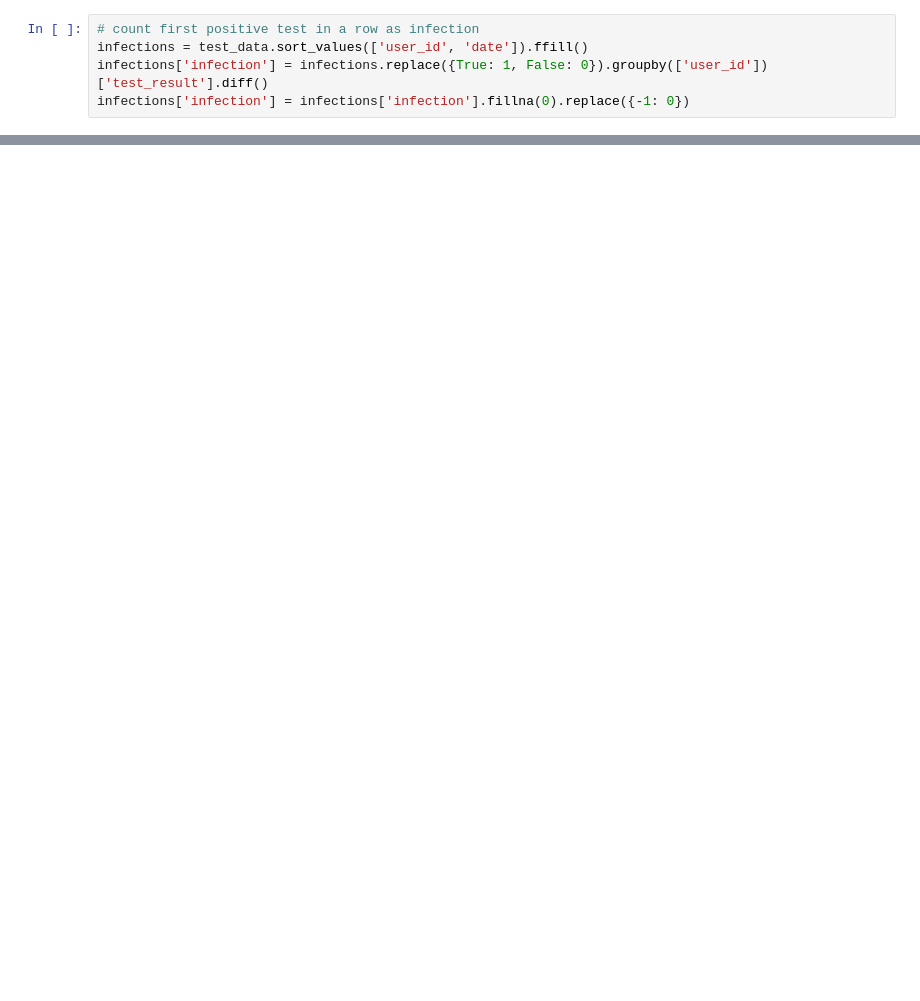
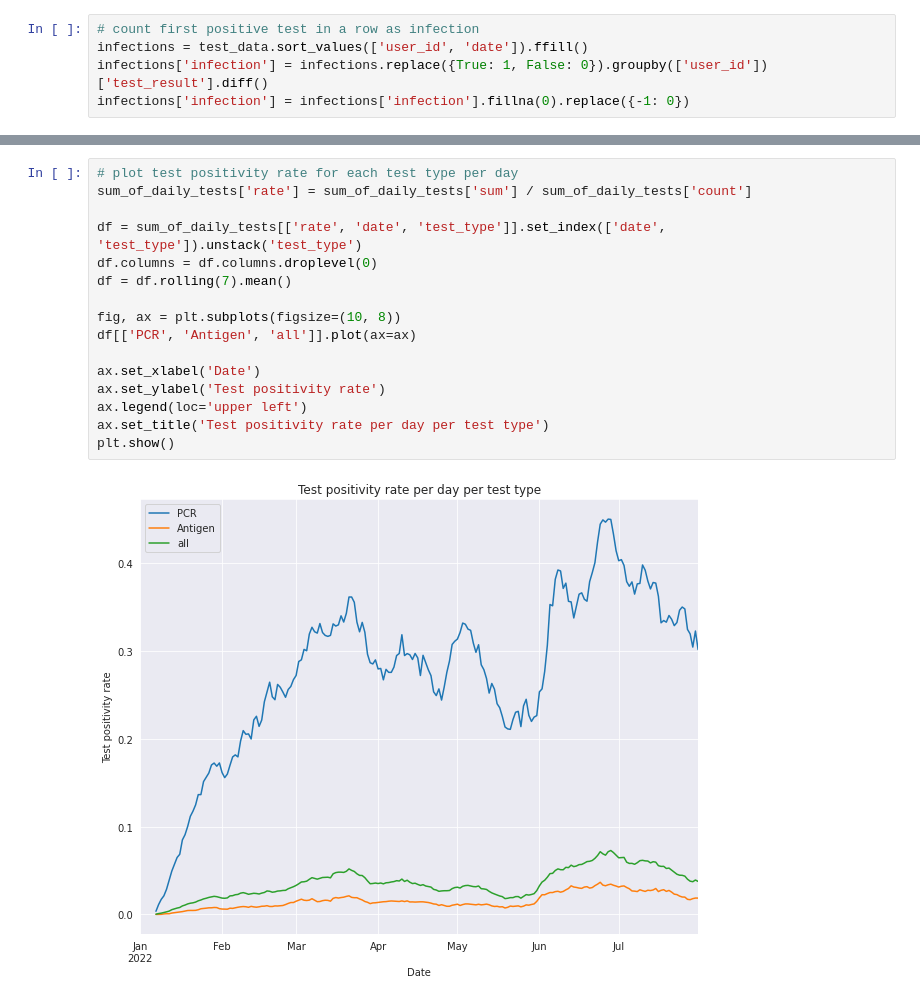
Before and after one commit to jakobkolb/ml-covid-nowcasting, a Jupyter notebook: model/reported_incidence.ipynb, the cells around one changed output, grey strips where cells are left out. Saved outputs shown, nothing was run; the diff lists cells and outputs as text; blank space fills up the shorter version.

```diff
--- a/model/reported_incidence.ipynb
+++ b/model/reported_incidence.ipynb
@@ -60,0 +230,18 @@ sum_of_daily_tests
+# %%
+# plot test positivity rate for each test type per day
+sum_of_daily_tests['rate'] = sum_of_daily_tests['sum'] / sum_of_daily_tests['count']
+
+df = sum_of_daily_tests[['rate', 'date', 'test_type']].set_index(['date', 'test_type']).unstack('test_type')
+df.columns = df.columns.droplevel(0)
+df = df.rolling(7).mean()
+
+fig, ax = plt.subplots(figsize=(10, 8))
+df[['PCR', 'Antigen', 'all']].plot(ax=ax)
+
+ax.set_xlabel('Date')
+ax.set_ylabel('Test positivity rate')
+ax.legend(loc='upper left')
+ax.set_title('Test positivity rate per day per test type')
+plt.show()
+# %% [output]
+[figure, added]
```
Also changed, not shown: parts of 50 cells of this notebook, 1 other file.
